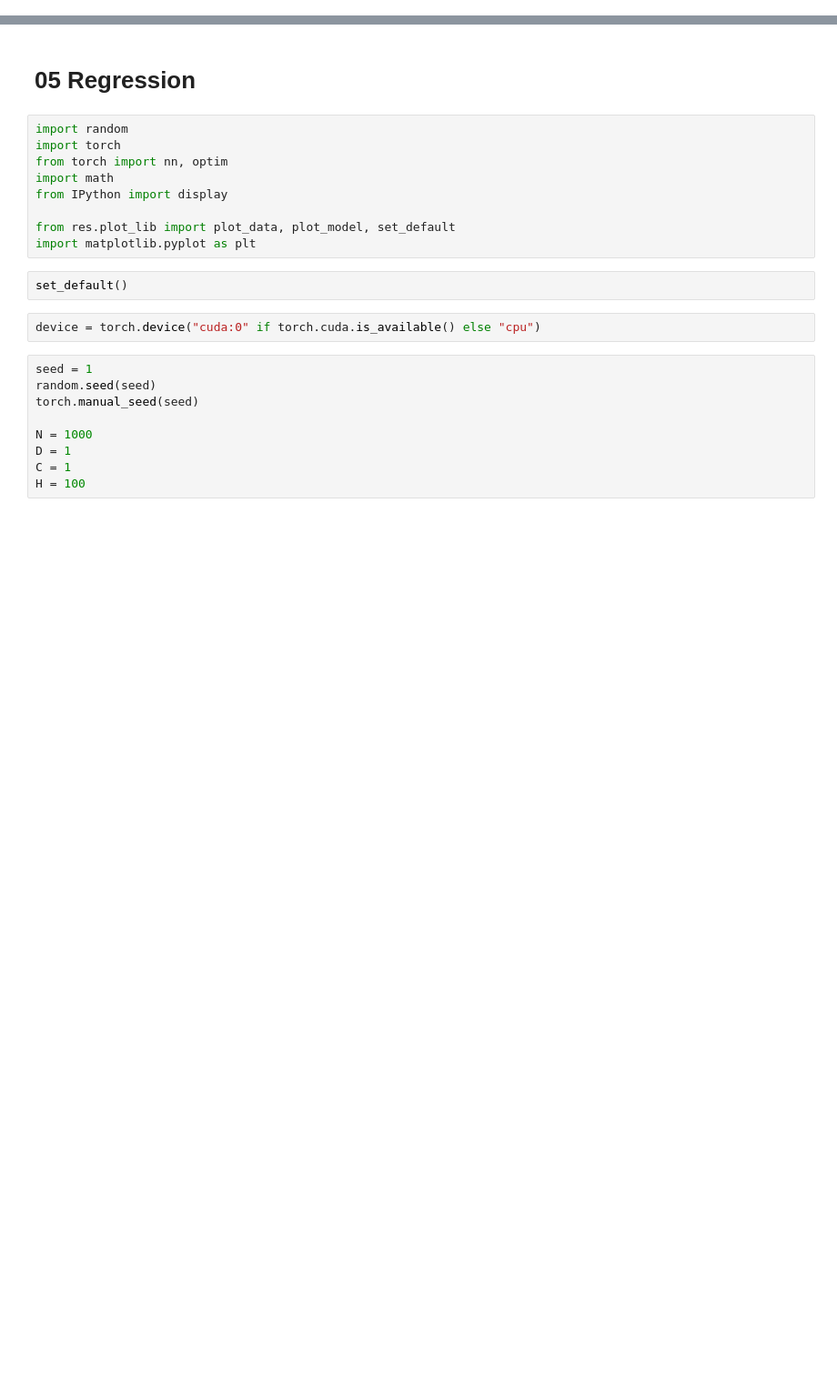
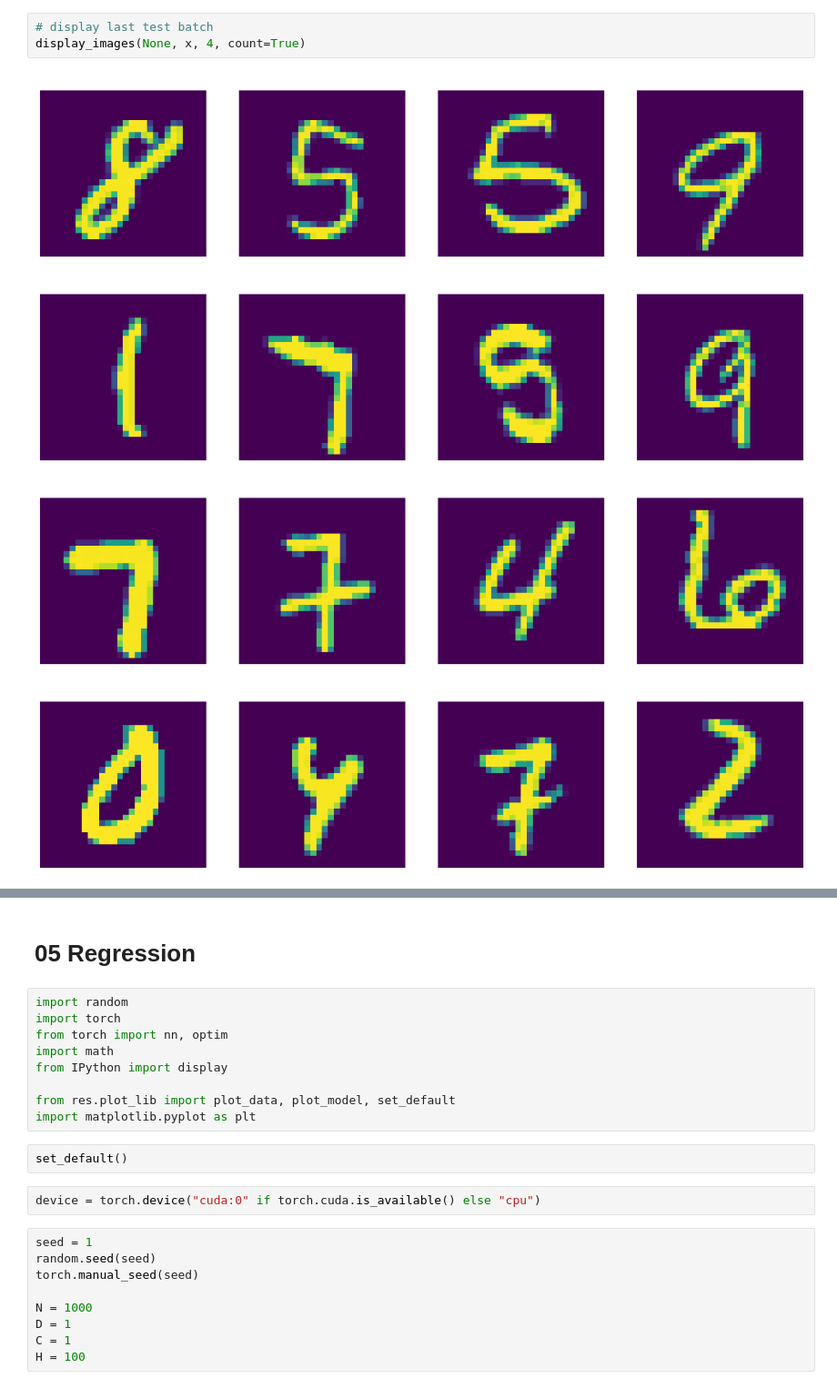
Before and after one commit to Ryanglambert/pytorch-Deep-Learning, a Jupyter notebook: scratch.ipynb, the cells around one changed output, grey strips where cells are left out. Shown at 91% size. Saved outputs shown, nothing was run; the diff lists cells and outputs as text; blank space fills up the shorter version.

```diff
--- a/scratch.ipynb
+++ b/scratch.ipynb
@@ -0,0 +190,8 @@
+# %%
+# display last test batch
+display_images(None, x, 4, count=True)
+# %% [output]
+[figure, added]
+[figure, added]
+[figure, added]
+[figure, added]
```
Also changed, not shown: parts of 31 cells of this notebook.
